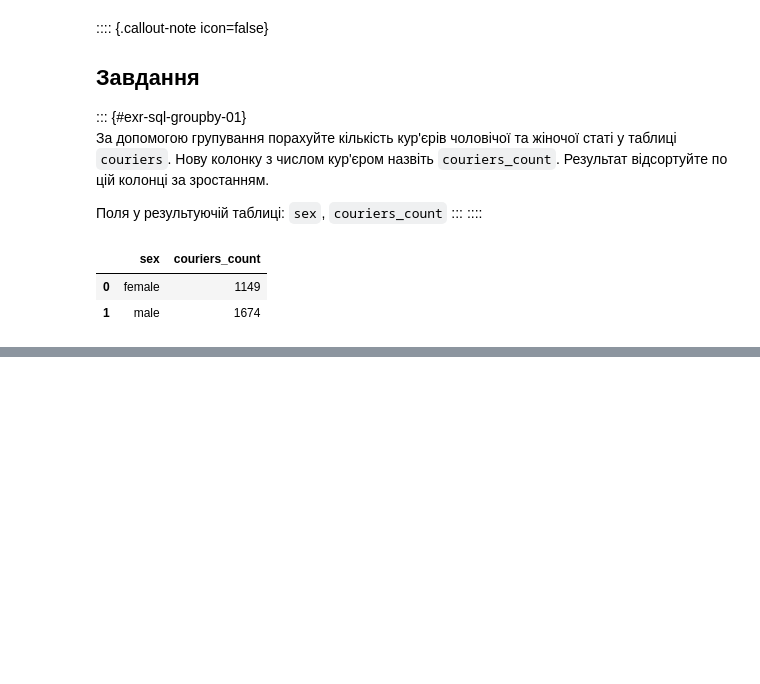
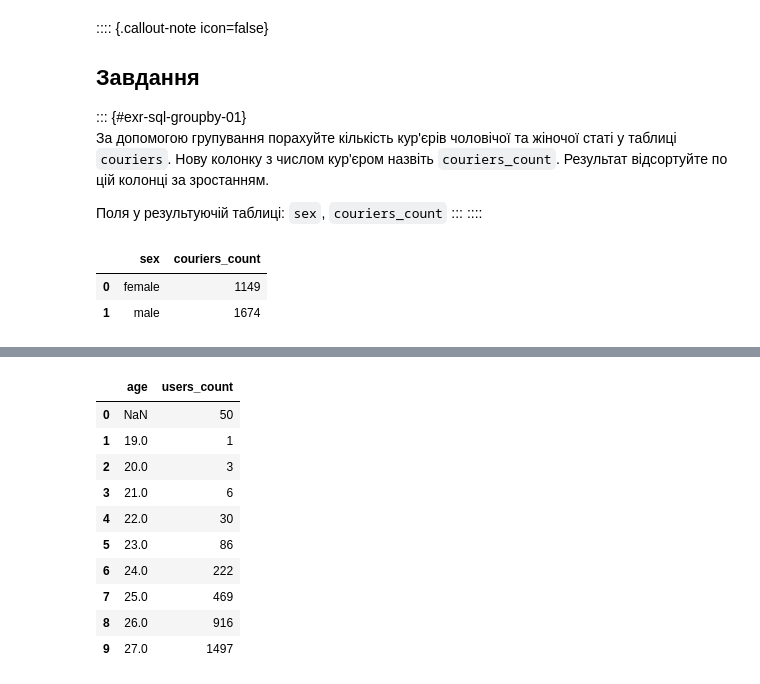
Before and after one commit to Aranaur/py4ds, a Jupyter notebook: sql_groupby.ipynb, the cells around one changed output, grey strips where cells are left out. Saved outputs shown, nothing was run; the diff lists cells and outputs as text; code cells hidden in the pictures; blank space fills up the shorter version.

```diff
--- a/sql_groupby.ipynb
+++ b/sql_groupby.ipynb
@@ -130,0 +173,23 @@ ORDER BY couriers_count
+# %%
+#| code-fold: true
+#| code-summary: "Рішення"
+
+%%sql
+SELECT date_part('year', age(birth_date)) as age,
+       count(user_id) as users_count
+FROM   users
+GROUP BY age
+ORDER BY age
+LIMIT 10
+# %% [output]
+|  | age | users_count |
+| 0 | NaN | 50 |
+| 1 | 19.0 | 1 |
+| 2 | 20.0 | 3 |
+| 3 | 21.0 | 6 |
+| 4 | 22.0 | 30 |
+| 5 | 23.0 | 86 |
+| 6 | 24.0 | 222 |
+| 7 | 25.0 | 469 |
+| 8 | 26.0 | 916 |
+| 9 | 27.0 | 1497 |
```
Also changed, not shown: parts of 19 cells of this notebook, 2 other files.
